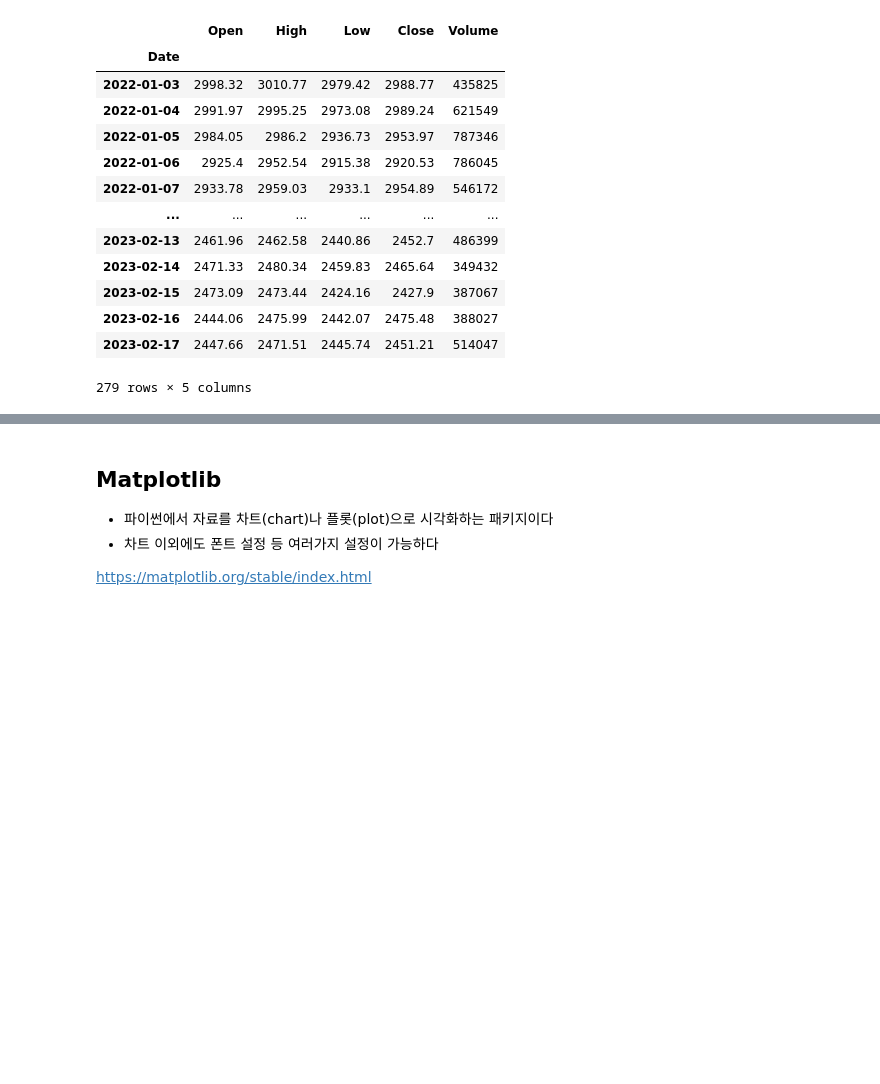
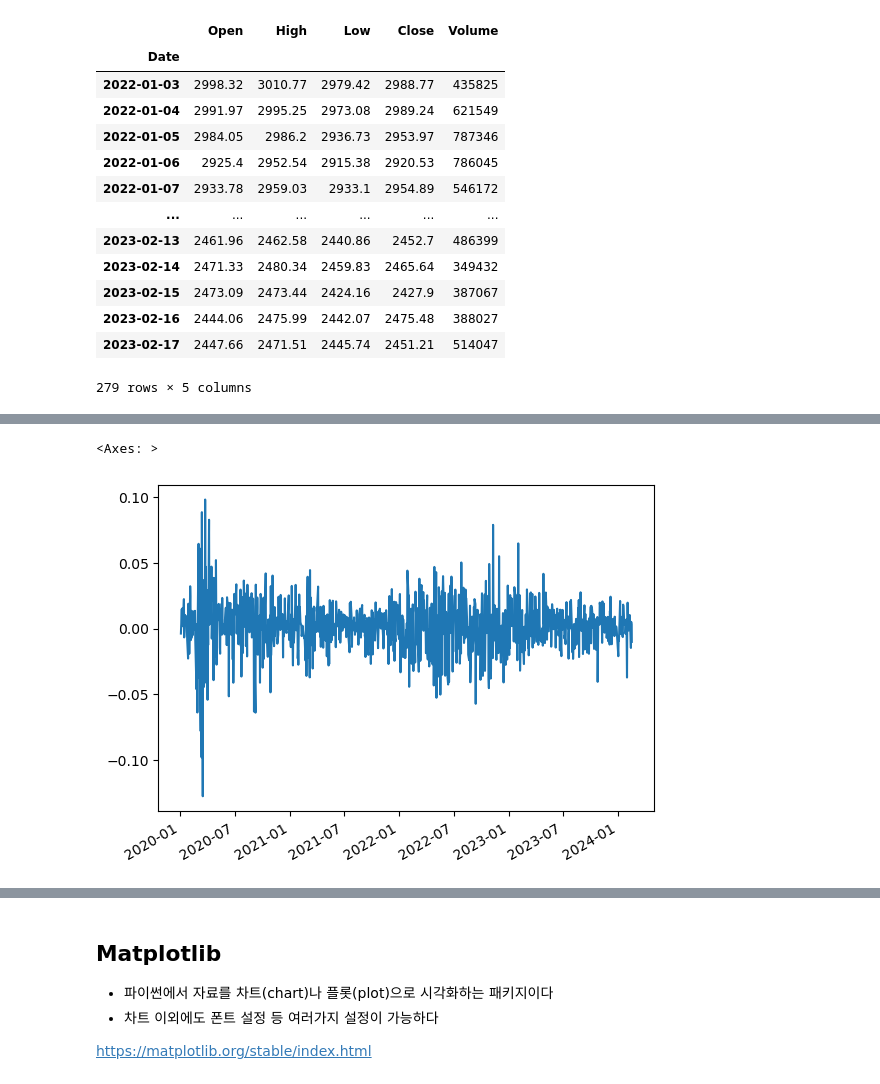
Before and after one commit to QuantifiSogang/2024PythonForFinance, a Jupyter notebook: notes/06 DataFrame.ipynb, the cells around one changed output, grey strips where cells are left out. Saved outputs shown, nothing was run; the diff lists cells and outputs as text; code cells hidden in the pictures; blank space fills up the shorter version.

```diff
--- a/notes/06 DataFrame.ipynb
+++ b/notes/06 DataFrame.ipynb
@@ -669,0 +676,13 @@ kospi
+# %%
+start_date = '2020-01-01'
+end_date = '2024-02-20'
+
+tickers = ['AAPL','GOOGL','IBM','TSLA','META']
+markets = pd.DataFrame()
+
+for i in tickers :
+    markets = pd.concat(
+        [markets, yf.download(i, start_date, end_date)['Close']],
+        axis = 1 # 오른쪽으로 붙인다
+    )
+markets.columns = tickers
@@ -669,0 +697,3 @@ kospi
+# %%
+ret = markets.pct_change().dropna()
+ret
@@ -669,0 +716,3 @@ kospi
+# %%
+ret_adjusted = ret * [0.4, 0.3, 0.1, 0.1, 0.1]
+ret_adjusted
@@ -669,0 +735,3 @@ kospi
+# %%
+ret_sum = ret_adjusted.sum(axis = 1)
+ret_sum
@@ -669,0 +751,5 @@ kospi
+# %%
+ret_sum.plot()
+# %% [output]
+<Axes: >
+[figure, added]
```
Also changed, not shown: parts of 11 cells of this notebook, 1 other file.
